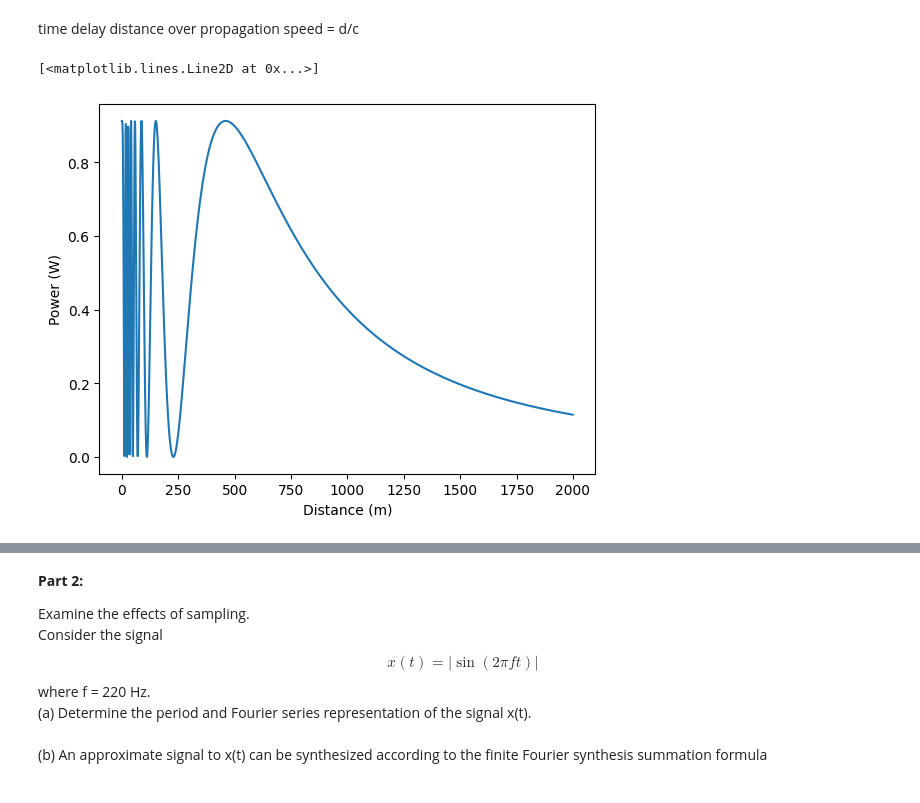
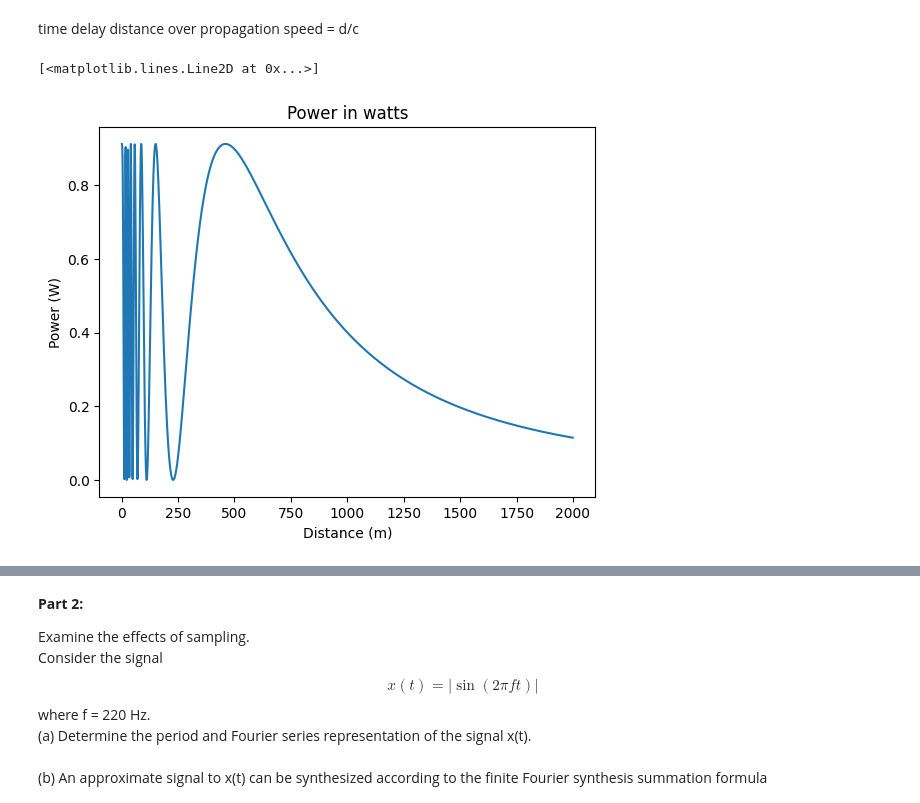
Before and after one commit to emifred/SignalProcessing-Project1, a Jupyter notebook: Untitled.ipynb, the cells around one changed output, grey strips where cells are left out. Cells and saved outputs as stored; diff of their text form; code cells hidden in the pictures.

```diff
--- a/Untitled.ipynb
+++ b/Untitled.ipynb
@@ -110,19 +110,27 @@ def r(t, d):
 
 def Pr(d):
     return ((wavelength**2)/(4*math.pi)**2)*r(0,d)[0]**2
+def PrdB(d):
+    return 10*math.log10(Pr(d))
 def PrB(d):
     return (wavelength**2)/(d**2*(4*math.pi)**2)*r(0,d)[0]**2
+def PrdBB(d):
+    return 10*math.log10(PrB(d))
 # %%
-x_values = np.arange(0, 2000, 1)
+x_values = np.arange(1, 2000, 1)
 y_values = []
 y_values2=[]
 y_valuesPr=[]
+y_valuesPrdB=[]
 y_valuesPrB=[]
+y_valuesPrdBB=[]
 for x in x_values:
     #y_values.append(r(0,x)[0])
     #y_values2.append(10*math.log10(r(0,x)[0]))
     y_valuesPr.append(Pr(x))
+    y_valuesPrdB.append(PrdB(x))
     y_valuesPrB.append(PrB(x))
+    y_valuesPrdBB.append(PrdBB(x))
 
 #y_values = np.array(y_values)
 #plt.xlabel('Distance (m)')
@@ -135,9 +143,10 @@ for x in x_values:
 #plt.plot(x_values, y_values2, label='func(x)')
 # %%
 y_valuesPr = np.array(y_valuesPr)
+plt.title('Power in watts')
 plt.xlabel('Distance (m)')
 plt.ylabel('Power (W)')
 plt.plot(x_values, y_valuesPr, label='func(x)')
 # %% [output]
 [<matplotlib.lines.Line2D at 0x...>]
-[figure, old version]
+[figure, new version]
```
Also changed, not shown: parts of 4 cells of this notebook.
